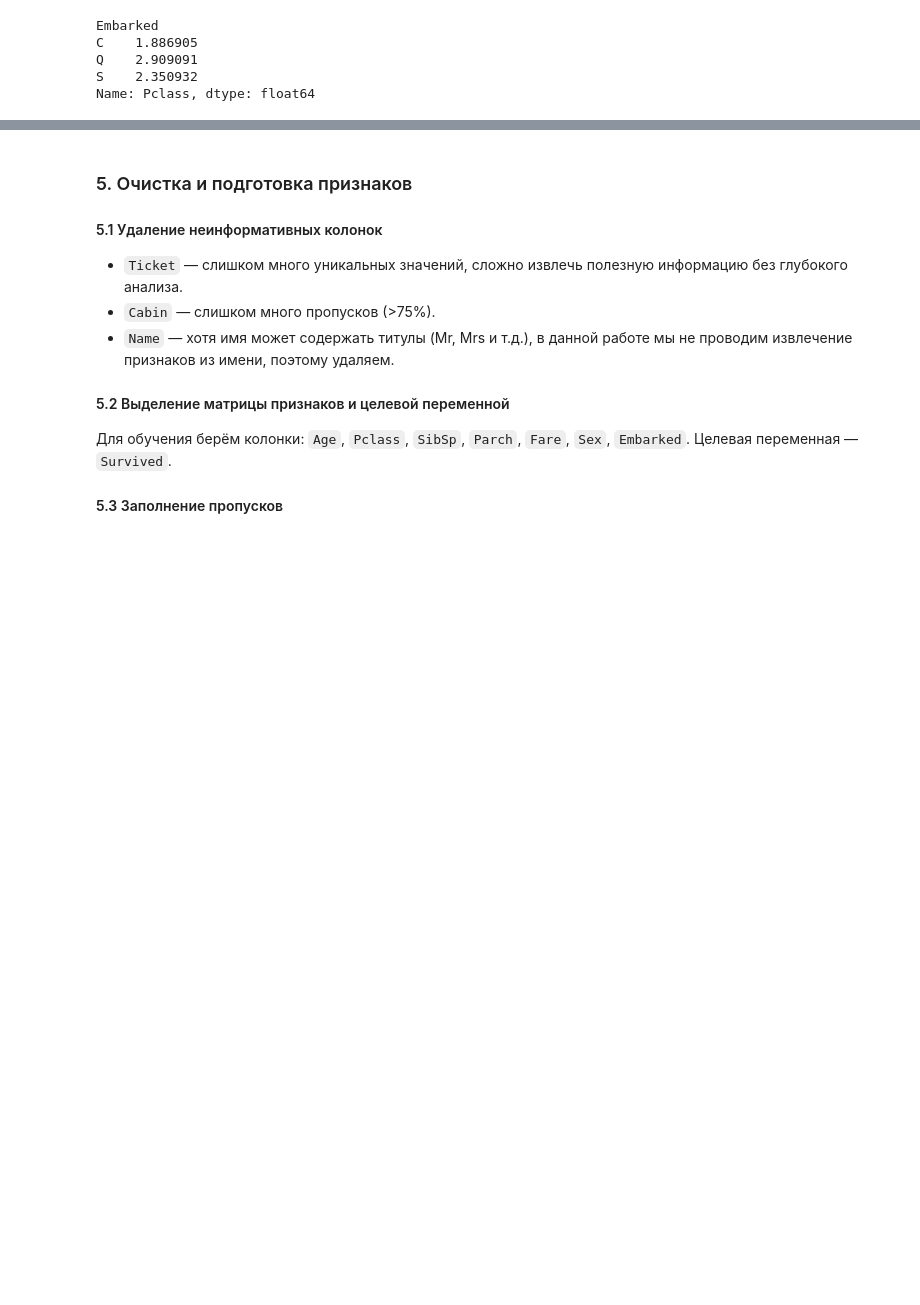
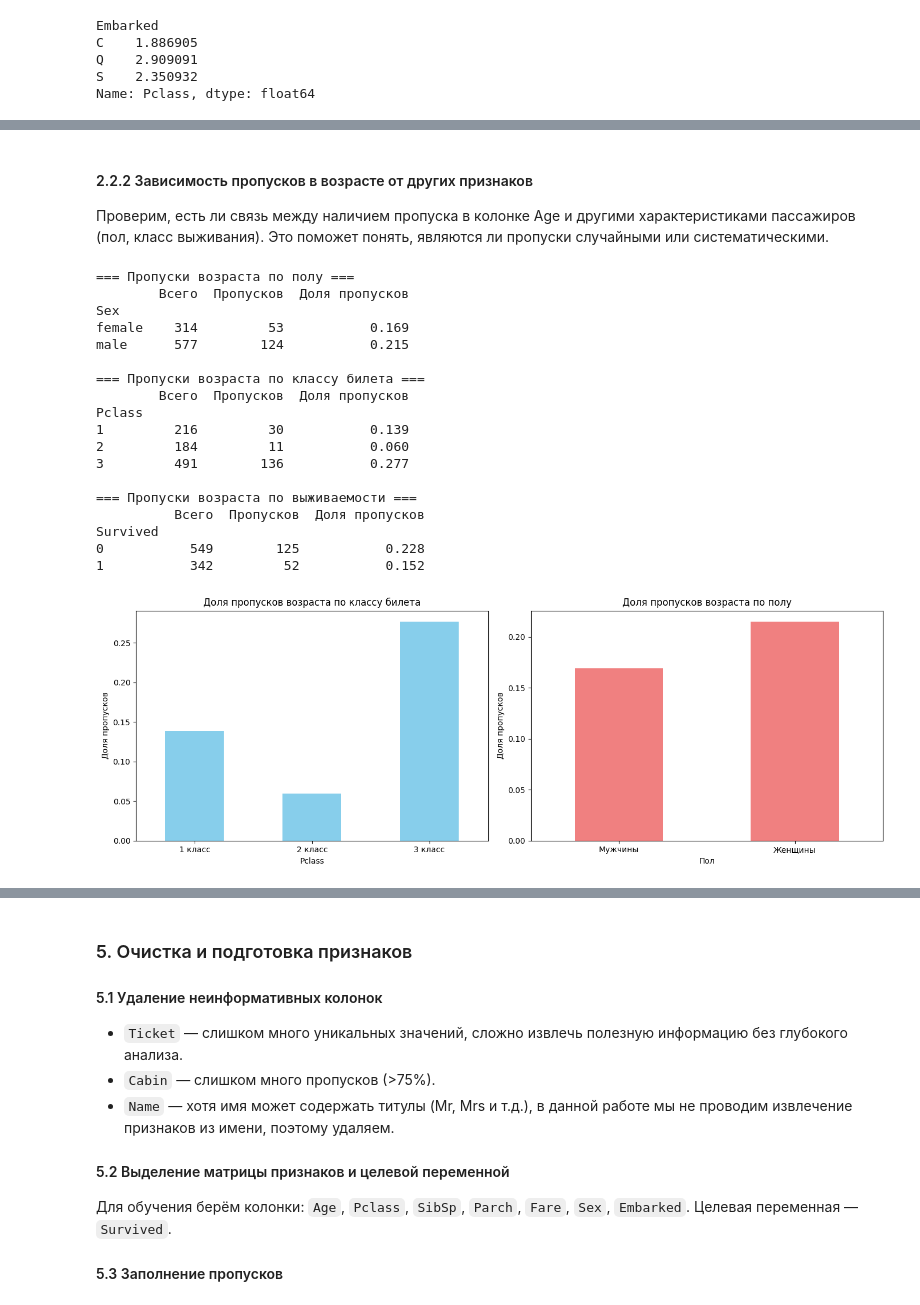
Before and after one commit to sav-git/titanic_survival, a Jupyter notebook: Titanic Predication.ipynb, the cells around one changed output, grey strips where cells are left out. Saved outputs shown, nothing was run; the diff lists cells and outputs as text; code cells hidden in the pictures; blank space fills up the shorter version.

Commit message:
Improve work with missing values

```diff
--- a/Titanic Predication.ipynb
+++ b/Titanic Predication.ipynb
@@ -419,0 +446,70 @@ Name: Pclass, dtype: float64
+# %% [markdown]
+#### 2.2.2 Зависимость пропусков в возрасте от других признаков
+
+Проверим, есть ли связь между наличием пропуска в колонке Age и другими характеристиками пассажиров (пол, класс выживания). Это поможет понять, являются ли пропуски случайными или систематическими.
+# %%
+# Создадим вспомогательную колонку-индикатор пропуска возраста
+train['Age_missing'] = train['Age'].isnull()
+
+# Анализ по полу
+print("=== Пропуски возраста по полу ===")
+age_missing_by_sex = train.groupby('Sex')['Age_missing'].agg(['count', 'sum', 'mean'])
+age_missing_by_sex.columns = ['Всего', 'Пропусков', 'Доля пропусков']
+print(age_missing_by_sex.round(3))
+print()
+
+# Анализ по классу билета
+print("=== Пропуски возраста по классу билета ===")
+age_missing_by_pclass = train.groupby('Pclass')['Age_missing'].agg(['count', 'sum', 'mean'])
+age_missing_by_pclass.columns = ['Всего', 'Пропусков', 'Доля пропусков']
+print(age_missing_by_pclass.round(3))
+print()
+
+# Анализ по выживаемости
+print("=== Пропуски возраста по выживаемости ===")
+age_missing_by_survived = train.groupby('Survived')['Age_missing'].agg(['count', 'sum', 'mean'])
+age_missing_by_survived.columns = ['Всего', 'Пропусков', 'Доля пропусков']
+print(age_missing_by_survived.round(3))
+
+# Визуализация зависимости пропусков от класса и пола
+fig, axes = plt.subplots(1, 2, figsize=(14, 5))
+
+# По классу билета
+age_missing_by_pclass['Доля пропусков'].plot(kind='bar', ax=axes[0], color='skyblue')
+axes[0].set_title('Доля пропусков возраста по классу билета')
+axes[0].set_xlabel('Pclass')
+axes[0].set_ylabel('Доля пропусков')
+axes[0].set_xticklabels(['1 класс', '2 класс', '3 класс'], rotation=0)
+
+# По полу
+age_missing_by_sex['Доля пропусков'].plot(kind='bar', ax=axes[1], color='lightcoral')
+axes[1].set_title('Доля пропусков возраста по полу')
+axes[1].set_xlabel('Пол')
+axes[1].set_ylabel('Доля пропусков')
+axes[1].set_xticklabels(['Мужчины', 'Женщины'], rotation=0)
+
+plt.tight_layout()
+plt.show()
+
+# Удалим вспомогательную колонку, чтобы не мешала дальнейшему анализу
+train.drop('Age_missing', axis=1, inplace=True)
+# %% [output]
+=== Пропуски возраста по полу ===
+        Всего  Пропусков  Доля пропусков
+Sex
+female    314         53           0.169
+male      577        124           0.215
+
+=== Пропуски возраста по классу билета ===
+        Всего  Пропусков  Доля пропусков
+Pclass
+1         216         30           0.139
+2         184         11           0.060
+3         491        136           0.277
+
+=== Пропуски возраста по выживаемости ===
+          Всего  Пропусков  Доля пропусков
+Survived
+0           549        125           0.228
+1           342         52           0.152
+[figure, added]
```
Also changed, not shown: parts of 11 cells of this notebook.
